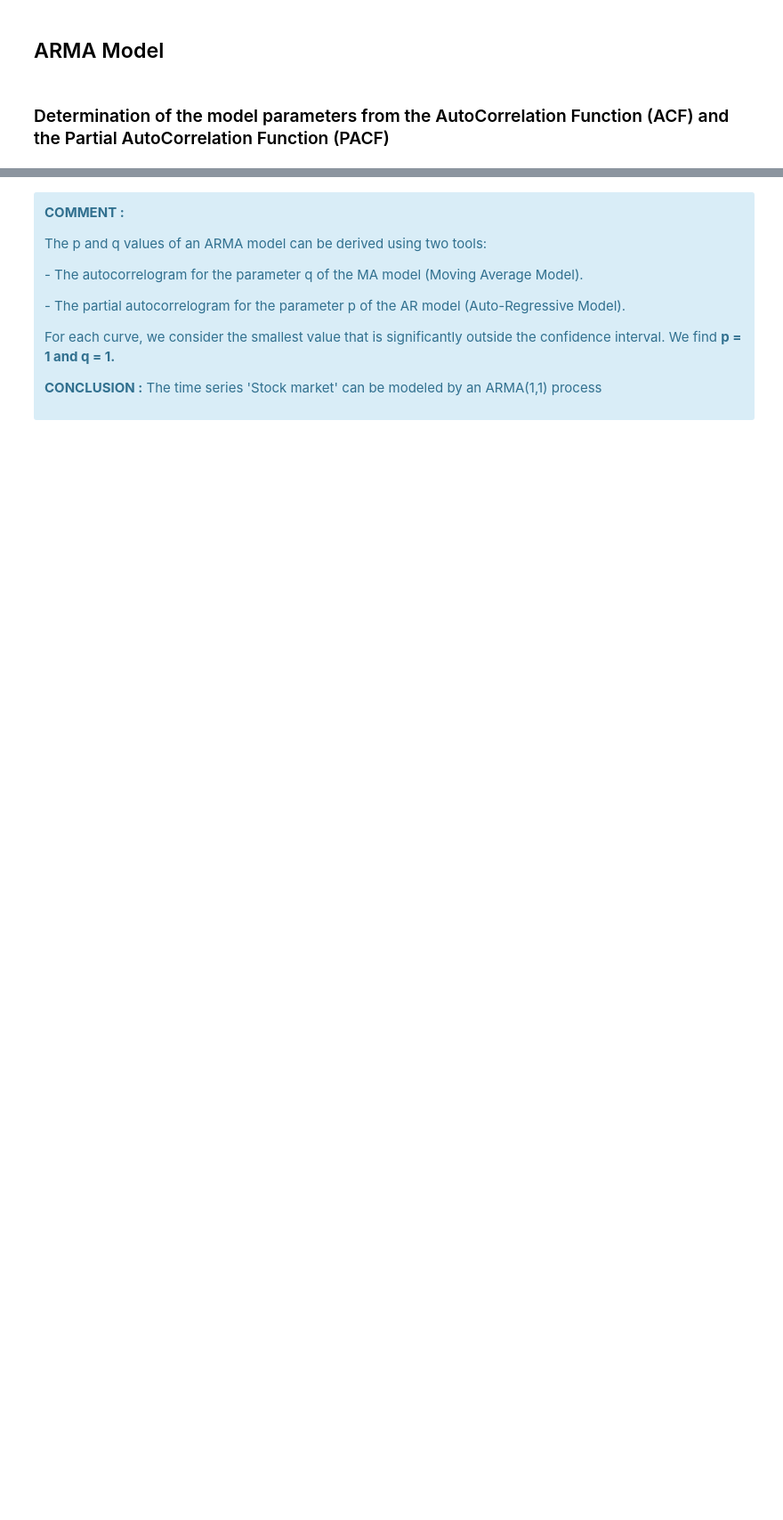
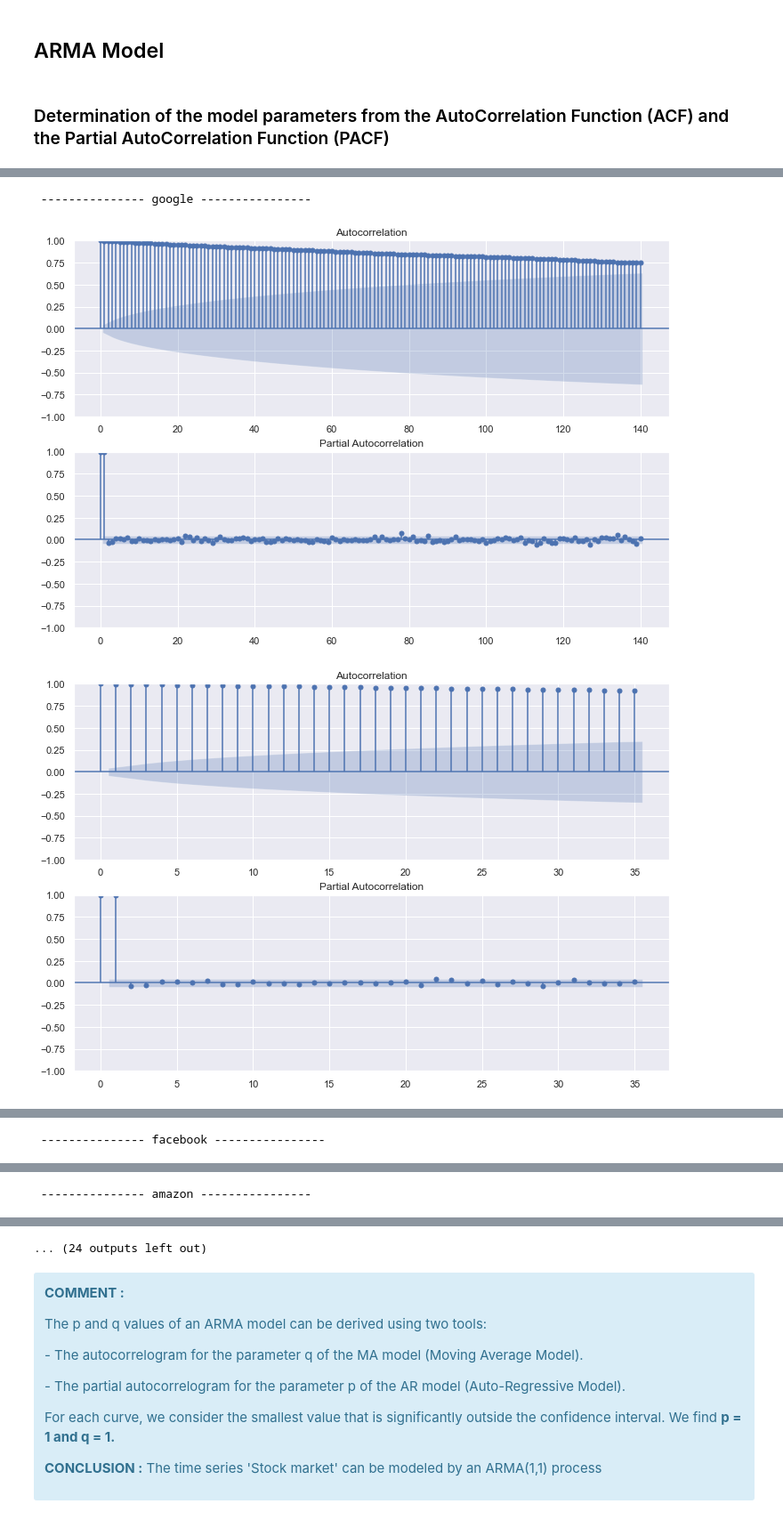
Before and after one commit to hrialan/m2ds-data-stream-project, a Jupyter notebook: 1-NERIN_PERBET_RIALAN__Datastream_sujet_5__Data.ipynb, the cells around one changed output, grey strips where cells are left out. Shown at 89% size. Cells and saved outputs as stored; diff of their text form; code cells hidden in the pictures; blank space fills up the shorter version.

```diff
--- a/1-NERIN_PERBET_RIALAN__Datastream_sujet_5__Data.ipynb
+++ b/1-NERIN_PERBET_RIALAN__Datastream_sujet_5__Data.ipynb
@@ -451,12 +468,2 @@ else:
 # %% [markdown]
 ## Split the data between the train and test datasets.
-# %%
-Close_price_for_the_selected_company = data[(tick[The_selected_company], "Close")]
-
-# Delete the NaN values
-data_clean = Close_price_for_the_selected_company.dropna()
-
-data_train = data_clean[:date_fin_train]
-data_test = data_clean[date_deb_test:]
-
-data_test
@@ -475,0 +470,14 @@ Name: (GOOG, Close), Length: 133, dtype: float64
+# %%
+if the_data_type == Information.RECENT:
+    # test length = 3 weeks (21 days)
+    neg_test_length = relativedelta(days=-21)
+    # Recent data are collected every hour
+    delta_train_test = timedelta(hours=1)
+elif the_data_type == Information.HISTORICAL:
+    # test length = 2 months
+    neg_test_length = relativedelta(months=-2)
+    # Historical data are collected every day
+    delta_train_test = timedelta(days=1)
+else:
+    print("ERROR : 'the_data_type' is not correctly set")
+    print("============================================")
@@ -608,0 +641,8 @@ plot_ACF_and_PACF(data_train, lags)
+# %%
+for company in All_the_companies:
+    print("\n --------------- {} ----------------".format(company))
+    plot_ACF_and_PACF(data_train[company], lags)
+# %% [output]
+ --------------- google ----------------
+[figure, added]
+[figure, added]
@@ -608,0 +650 @@ plot_ACF_and_PACF(data_train, lags)
+ --------------- facebook ----------------
@@ -608,0 +654 @@ plot_ACF_and_PACF(data_train, lags)
+ --------------- amazon ----------------
@@ -609,3 +658,4 @@ plot_ACF_and_PACF(data_train, lags)
+... (24 outputs left out)
 # %% [markdown]
 <div class="alert alert-block alert-info">
 <p><b>COMMENT :</b></p>
```
Also changed, not shown: parts of 27 cells of this notebook, 24 other files.
